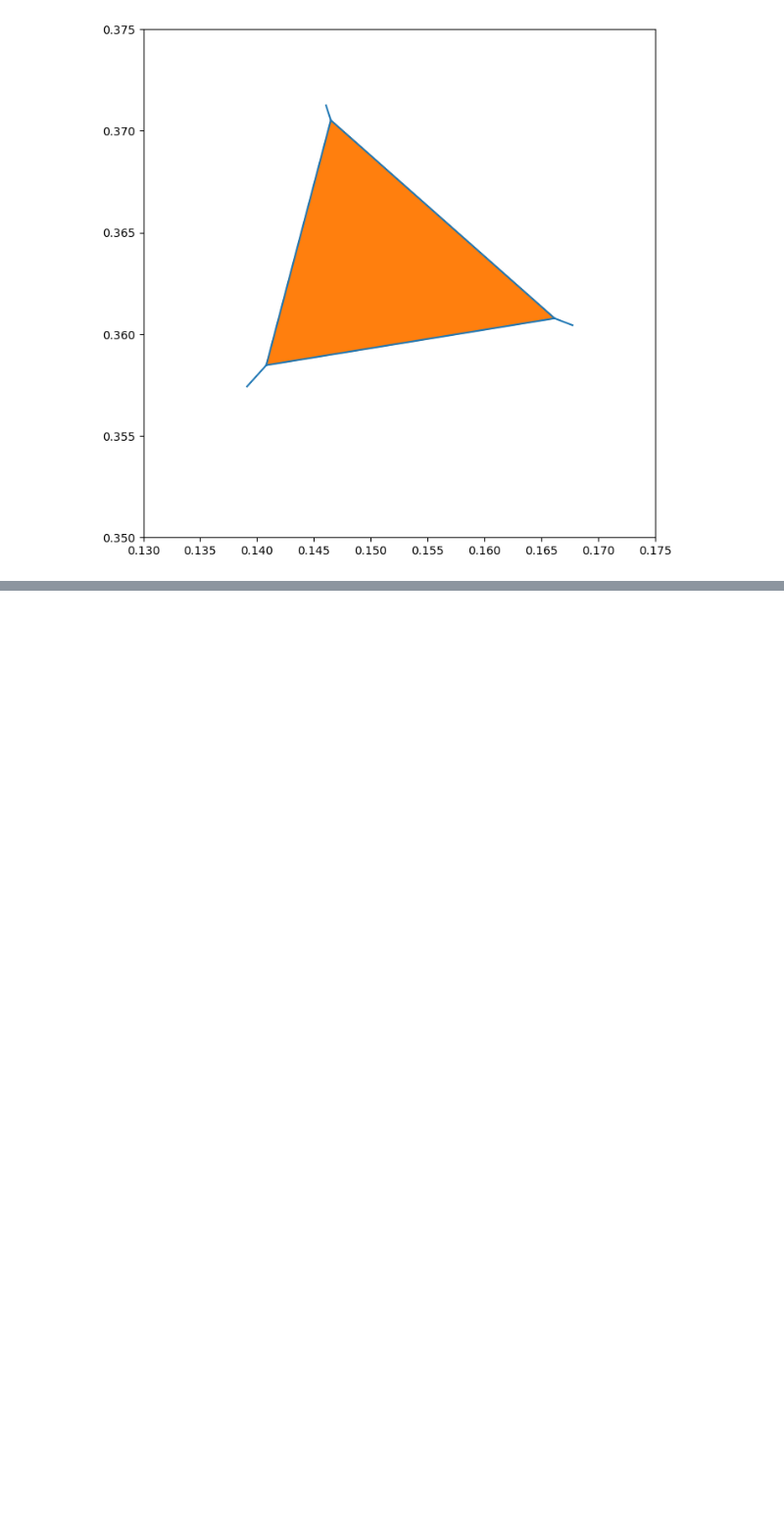
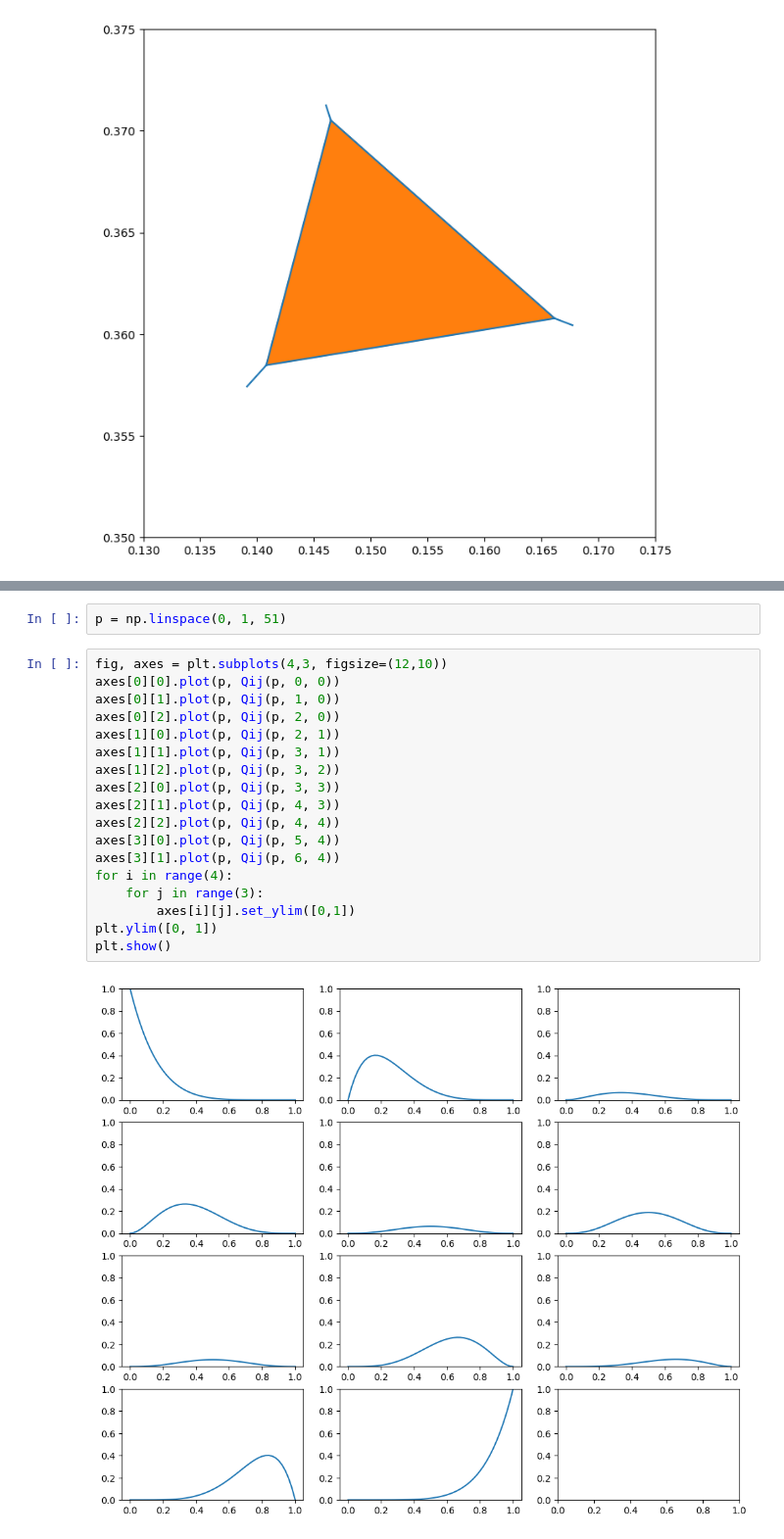
Before and after one commit to PRISBteam/Voronoi_PCC_Analyser, a Jupyter notebook: Three_sided_examples.ipynb, the cells around one changed output, grey strips where cells are left out. Shown: that part at 98% size. Saved outputs shown, nothing was run; the diff lists cells and outputs as text; blank space fills up the shorter version.

```diff
--- a/Three_sided_examples.ipynb
+++ b/Three_sided_examples.ipynb
@@ -142,0 +257,22 @@ c.set_three_sided_types()
+# %%
+p = np.linspace(0, 1, 51)
+# %%
+fig, axes = plt.subplots(4,3, figsize=(12,10))
+axes[0][0].plot(p, Qij(p, 0, 0))
+axes[0][1].plot(p, Qij(p, 1, 0))
+axes[0][2].plot(p, Qij(p, 2, 0))
+axes[1][0].plot(p, Qij(p, 2, 1))
+axes[1][1].plot(p, Qij(p, 3, 1))
+axes[1][2].plot(p, Qij(p, 3, 2))
+axes[2][0].plot(p, Qij(p, 3, 3))
+axes[2][1].plot(p, Qij(p, 4, 3))
+axes[2][2].plot(p, Qij(p, 4, 4))
+axes[3][0].plot(p, Qij(p, 5, 4))
+axes[3][1].plot(p, Qij(p, 6, 4))
+for i in range(4):
+    for j in range(3):
+        axes[i][j].set_ylim([0,1])
+plt.ylim([0, 1])
+plt.show()
+# %% [output]
+[figure, added]
```
Also changed, not shown: parts of 33 cells of this notebook, 1 other file.
